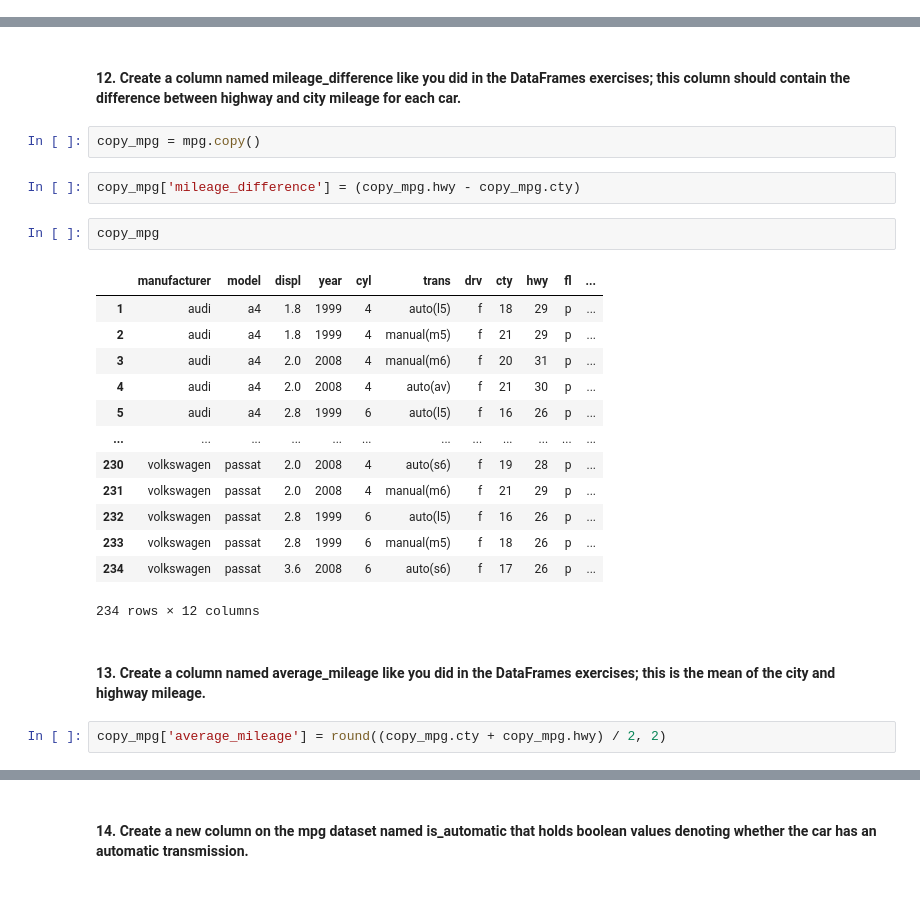
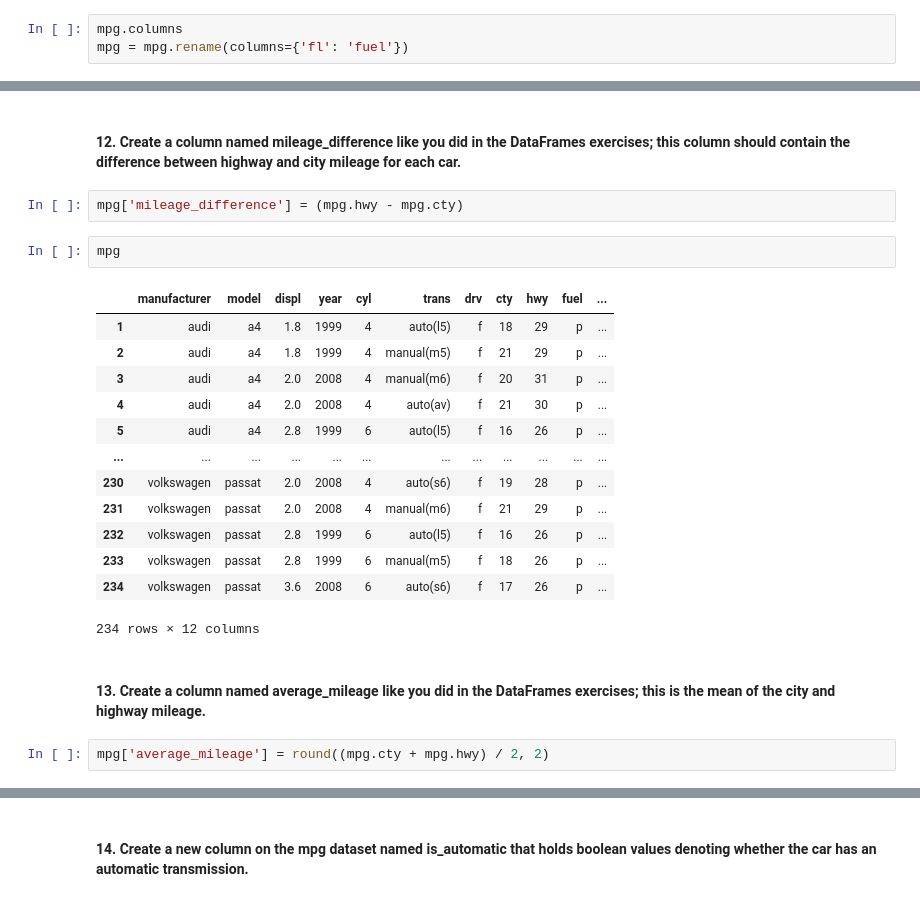
Before and after one commit to Jason-Tellez/numpy-pandas-visualization-exercises, a Jupyter notebook: advanced_dataframes.ipynb, the cells around one changed output, grey strips where cells are left out. Drawn from its saved outputs; the diff is of its cells as text.

```diff
--- a/advanced_dataframes.ipynb
+++ b/advanced_dataframes.ipynb
@@ -275,3 +269,6 @@ Index(['manufacturer', 'model', 'displ', 'year', 'cyl', 'trans', 'drv', 'cty',
+# %%
+mpg.columns
+mpg = mpg.rename(columns={'fl': 'fuel'})
 # %% [markdown]
 #### 9. Display the summary statistics for the dataset.
 # %%
@@ -323,27 +320,25 @@ len(mpg.model.value_counts())
 38
 # %% [markdown]
 #### 12. Create a column named mileage_difference like you did in the DataFrames exercises; this column should contain the difference between highway and city mileage for each car.
-# %%
-copy_mpg = mpg.copy()
 # %%
-copy_mpg['mileage_difference'] = (copy_mpg.hwy - copy_mpg.cty)
+mpg['mileage_difference'] = (mpg.hwy - mpg.cty)
-# %%
-copy_mpg
-# %% [output]
-|  | manufacturer | model | displ | year | cyl | trans | drv | cty | hwy | fl | ... |
-| 1 | audi | a4 | 1.8 | 1999 | 4 | auto(l5) | f | 18 | 29 | p | ... |
-| 2 | audi | a4 | 1.8 | 1999 | 4 | manual(m5) | f | 21 | 29 | p | ... |
-| 3 | audi | a4 | 2.0 | 2008 | 4 | manual(m6) | f | 20 | 31 | p | ... |
-| 4 | audi | a4 | 2.0 | 2008 | 4 | auto(av) | f | 21 | 30 | p | ... |
-| 5 | audi | a4 | 2.8 | 1999 | 6 | auto(l5) | f | 16 | 26 | p | ... |
-| ... | ... | ... | ... | ... | ... | ... | ... | ... | ... | ... | ... |
-| 230 | volkswagen | passat | 2.0 | 2008 | 4 | auto(s6) | f | 19 | 28 | p | ... |
-| 231 | volkswagen | passat | 2.0 | 2008 | 4 | manual(m6) | f | 21 | 29 | p | ... |
-| 232 | volkswagen | passat | 2.8 | 1999 | 6 | auto(l5) | f | 16 | 26 | p | ... |
-| 233 | volkswagen | passat | 2.8 | 1999 | 6 | manual(m5) | f | 18 | 26 | p | ... |
-| 234 | volkswagen | passat | 3.6 | 2008 | 6 | auto(s6) | f | 17 | 26 | p | ... |
-234 rows × 12 columns
+# %%
+mpg
+# %% [output]
+|  | manufacturer | model | displ | year | cyl | trans | drv | cty | hwy | fuel | ... |
+| 1 | audi | a4 | 1.8 | 1999 | 4 | auto(l5) | f | 18 | 29 | p | ... |
+| 2 | audi | a4 | 1.8 | 1999 | 4 | manual(m5) | f | 21 | 29 | p | ... |
+| 3 | audi | a4 | 2.0 | 2008 | 4 | manual(m6) | f | 20 | 31 | p | ... |
+| 4 | audi | a4 | 2.0 | 2008 | 4 | auto(av) | f | 21 | 30 | p | ... |
+| 5 | audi | a4 | 2.8 | 1999 | 6 | auto(l5) | f | 16 | 26 | p | ... |
+| ... | ... | ... | ... | ... | ... | ... | ... | ... | ... | ... | ... |
+| 230 | volkswagen | passat | 2.0 | 2008 | 4 | auto(s6) | f | 19 | 28 | p | ... |
+| 231 | volkswagen | passat | 2.0 | 2008 | 4 | manual(m6) | f | 21 | 29 | p | ... |
+| 232 | volkswagen | passat | 2.8 | 1999 | 6 | auto(l5) | f | 16 | 26 | p | ... |
+| 233 | volkswagen | passat | 2.8 | 1999 | 6 | manual(m5) | f | 18 | 26 | p | ... |
+| 234 | volkswagen | passat | 3.6 | 2008 | 6 | auto(s6) | f | 17 | 26 | p | ... |
+234 rows × 12 columns
 # %% [markdown]
 #### 13. Create a column named average_mileage like you did in the DataFrames exercises; this is the mean of the city and highway mileage.
 # %%
-copy_mpg['average_mileage'] = round((copy_mpg.cty + copy_mpg.hwy) / 2, 2)
+mpg['average_mileage'] = round((mpg.cty + mpg.hwy) / 2, 2)
```
Also changed, not shown: parts of 10 cells of this notebook.
